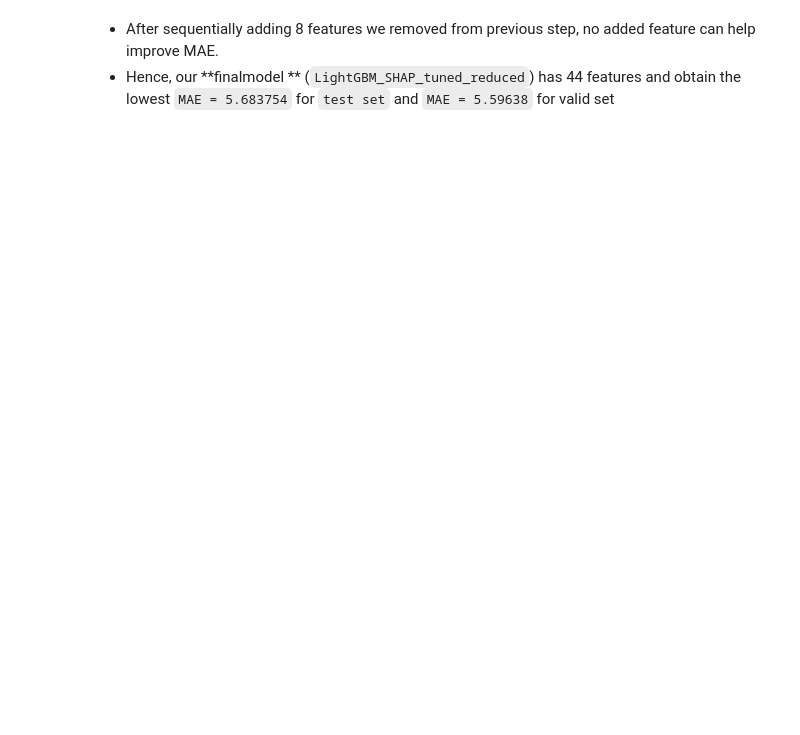
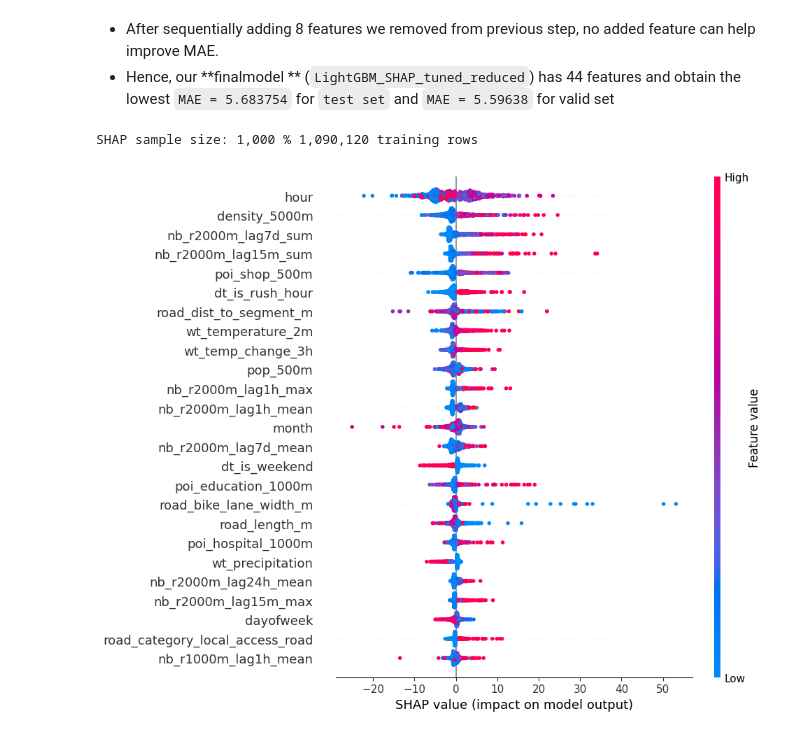
Before and after one commit to haleyen/mda_project, a Jupyter notebook: explo/yenha/D00_final_modeling.ipynb, the cells around one changed output. Cells and saved outputs as stored; diff of their text form; code cells hidden in the pictures; blank space fills up the shorter version.

```diff
--- a/explo/yenha/D00_final_modeling.ipynb
+++ b/explo/yenha/D00_final_modeling.ipynb
@@ -453,6 +473,7 @@ def run_models(dmodels, X_train, y_train, X_val, y_val, X_test, y_test):
     Train and evaluate all models in dmodels, return dict_model with results.
     Added 4 models: LinearRegression, DecisionTreeRegressor, RandomForestRegressor, GradientBoostingRegressor.
     Each output contains the number of features ('nfeatures' key).
+    Adds validation MAE and RMSE to the output.
     """
     dict_model = {}
     for name, model in tqdm(dmodels.items(), total=len(dmodels), desc="Training models"):
@@ -460,42 +481,46 @@ def run_models(dmodels, X_train, y_train, X_val, y_val, X_test, y_test):
         nfeatures = X_train.shape[1]
 
         if "LinearRegression" in name or "GradientBoosting" in name:
-            X_tr, X_te = X_train.fillna(0), X_test.fillna(0)
+            X_tr, X_te, X_val = X_train.fillna(0), X_test.fillna(0), X_val.fillna(0)
             model.fit(X_tr, y_train)
             pred = model.predict(X_te)
-
+            pred_val = model.predict(X_val)
         elif any(k in name for k in ["DecisionTree", "RandomForest", "HistGradientBoosting"]):
             model.fit(X_train, y_train)
             pred = model.predict(X_test)
-
+            pred_val = model.predict(X_val)
         elif "XGBoost" in name:
             model.fit(X_train, y_train, eval_set=[(X_val, y_val)], verbose=False)
             pred = model.predict(X_test)
-
+            pred_val = model.predict(X_val)
         elif "LightGBM" in name:
             model.fit(
                 X_train, y_train, eval_set=[(X_val, y_val)],
                 callbacks=[lgb.early_stopping(stopping_rounds=50, verbose=False), lgb.log_evaluation(period=0)]
-                )
+            )
             pred = model.predict(X_test)
-
+            pred_val = model.predict(X_val)
         else:
             model.fit(X_train, y_train)
             pred = model.predict(X_test)
+            pred_val = model.predict(X_val)
 
         scores = score_predictions(y_test, pred)
+        valid_scores = score_predictions(y_val, pred_val)
 
         if "HistGradientBoosting" in name or "GradientBoostingRegressor" in name:
             best_iter = model.n_iter_
         else:
             best_iter = getattr(model, "best_iteration_", getattr(model, "best_iteration", "N/A"))
-        print(f"{name:20s} - MAE: {round(scores['MAE'], 3):10.3f} - Iter: {str(best_iter):>10} - nfeatures: {nfeatures}")
+        print(f"{name:<20s} - Test MAE: {scores['MAE']:8.3f} | Valid MAE: {valid_scores['MAE']:8.3f} | Iter: {str(best_iter):>5s} | nfeatures: {nfeatures:>4d}")
 
         dict_model[name] = {
             "model": model,
             "nfeatures": nfeatures,
             "mae": scores["MAE"],
             "rmse": scores["RMSE"],
+            "valid_mae": valid_scores["MAE"],
+            "valid_rmse": valid_scores["RMSE"],
             "time": time.time() - t0,
             "best_iteration": best_iter
         }
@@ -1492,3 +1326,15 @@ pd.DataFrame(dict_model).T
 # %%
 pd.to_pickle(dict_model,'dmodel_final.pickle')
 pd.to_pickle(dict_model['LightGBM_SHAP_tuned_reduced']['model'],'model_final.pickle')
+# %%
+final_model=dict_model['LightGBM_SHAP_tuned_reduced']['model']
+SHAP_SAMPLE = 1000
+X_shap = X_train[final_model.feature_name_].sample(SHAP_SAMPLE, random_state=42)
+print(f"SHAP sample size: {SHAP_SAMPLE:,} % {len(X_train):,} training rows")
+explainer    = shap.TreeExplainer(final_model)
+shap_values  = explainer.shap_values(X_shap)
+plt.figure()
+shap.summary_plot(shap_values, X_shap, feature_names=final_model.feature_name_, max_display=25, show=False, plot_size=(10, 8))
+# %% [output]
+SHAP sample size: 1,000 % 1,090,120 training rows
+[figure, added]
```
Also changed, not shown: parts of 21 cells of this notebook.
